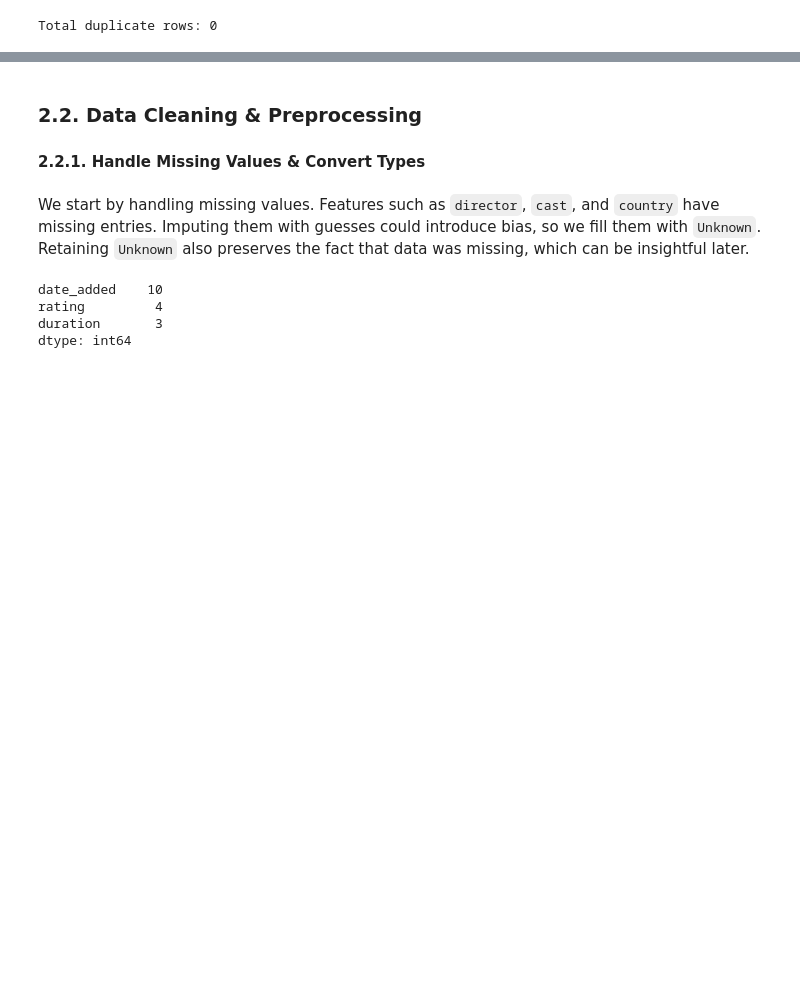
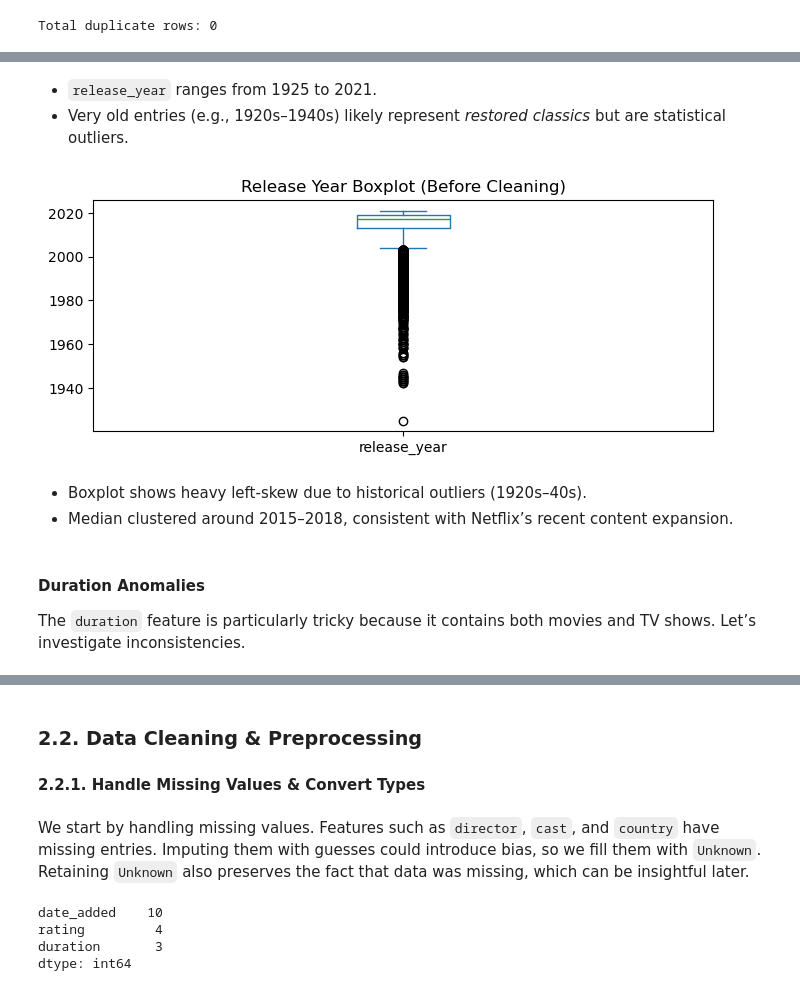
Before and after one commit to TomasrRodrigues/Netflix-Exploratory-Data-Analysis, a Jupyter notebook: NetflixEDA.ipynb, the cells around one changed output, grey strips where cells are left out. Saved outputs shown, nothing was run; the diff lists cells and outputs as text; code cells hidden in the pictures; blank space fills up the shorter version.

```diff
--- a/NetflixEDA.ipynb
+++ b/NetflixEDA.ipynb
@@ -145,0 +189,17 @@ As there are no duplicate rows, **no further action is required** for duplicates
+# %% [markdown]
+- `release_year` ranges from 1925 to 2021.
+- Very old entries (e.g., 1920s–1940s) likely represent *restored classics* but are statistical outliers.
+# %%
+df['release_year'].plot(kind="box", figsize=(8,3))
+plt.title("Release Year Boxplot (Before Cleaning)")
+plt.show()
+# %% [output]
+[figure, added]
+# %% [markdown]
+- Boxplot shows heavy left-skew due to historical outliers (1920s–40s).
+- Median clustered around 2015–2018, consistent with Netflix’s recent content expansion.
+# %% [markdown]
+#####
+#### Duration Anomalies
+
+The `duration` feature is particularly tricky because it contains both movies and TV shows. Let’s investigate inconsistencies.
```
Also changed, not shown: parts of 34 cells of this notebook.
